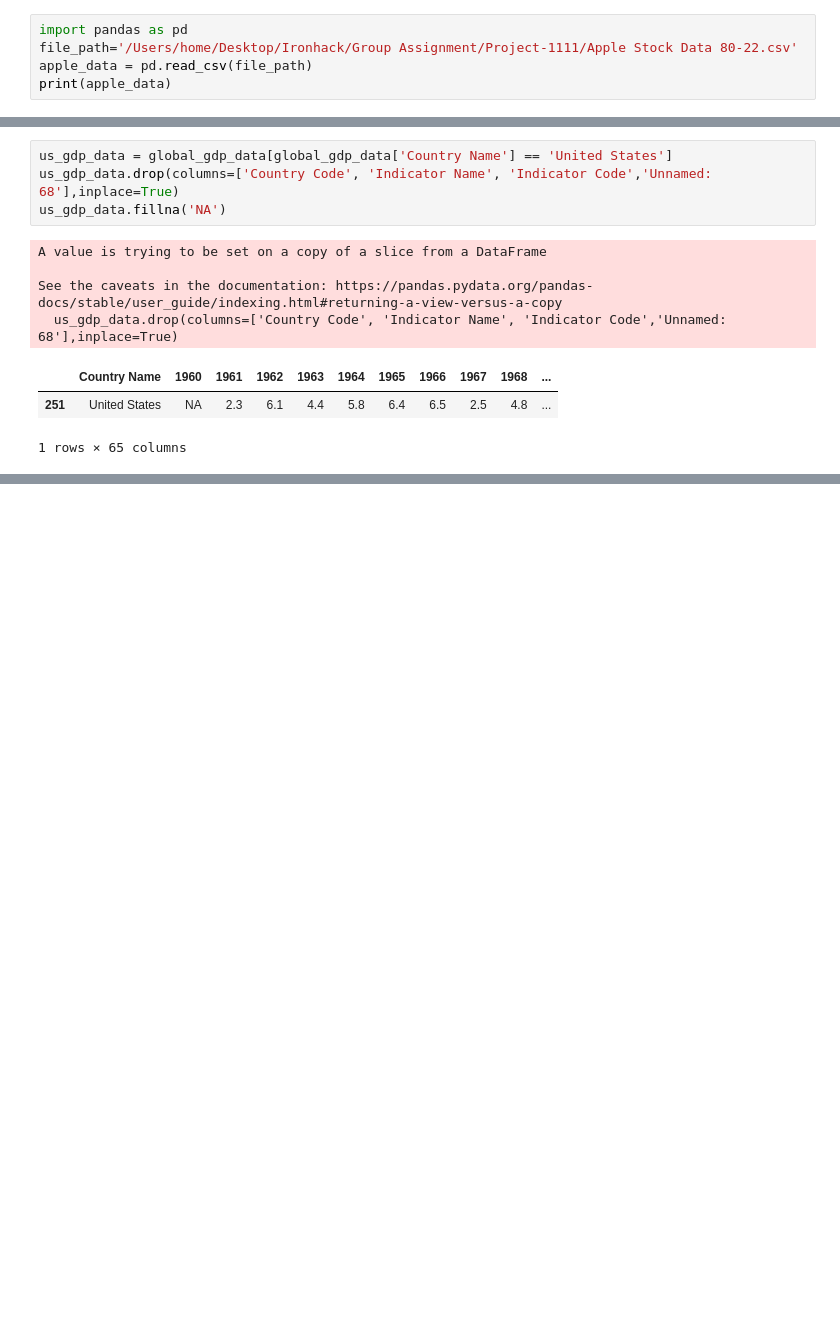
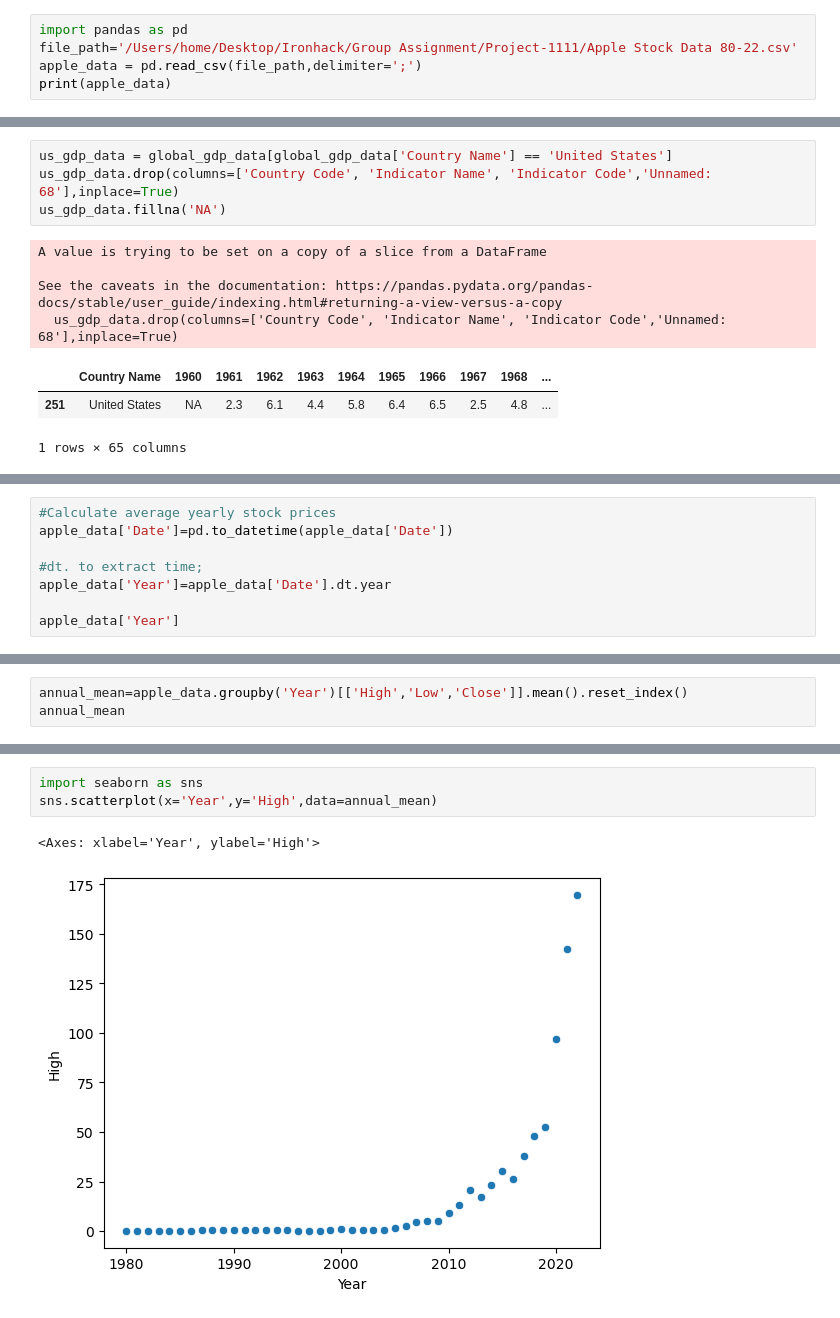
Before and after one commit to RaoooFu/Project-1111, a Jupyter notebook: Main.ipynb, the cells around one changed output, grey strips where cells are left out. Drawn from its saved outputs; the diff is of its cells as text; blank space fills up the shorter version.

```diff
--- a/Main.ipynb
+++ b/Main.ipynb
@@ -3,7 +3,7 @@
 # %%
 import pandas as pd
 file_path='/Users/home/Desktop/Ironhack/Group Assignment/Project-1111/Apple Stock Data 80-22.csv'
-apple_data = pd.read_csv(file_path)
+apple_data = pd.read_csv(file_path,delimiter=';')
 print(apple_data)
 # %% [output]
              Date        Open        High         Low       Close   Adj Close  \
@@ -71,0 +126,8 @@ See the caveats in the documentation: https://pandas.pydata.org/pandas-docs/stab
+# %%
+#Calculate average yearly stock prices
+apple_data['Date']=pd.to_datetime(apple_data['Date'])
+
+#dt. to extract time;
+apple_data['Year']=apple_data['Date'].dt.year
+
+apple_data['Year']
@@ -71,0 +147,3 @@ See the caveats in the documentation: https://pandas.pydata.org/pandas-docs/stab
+# %%
+annual_mean=apple_data.groupby('Year')[['High','Low','Close']].mean().reset_index()
+annual_mean
@@ -71,0 +180,6 @@ See the caveats in the documentation: https://pandas.pydata.org/pandas-docs/stab
+# %%
+import seaborn as sns
+sns.scatterplot(x='Year',y='High',data=annual_mean)
+# %% [output]
+<Axes: xlabel='Year', ylabel='High'>
+[figure, added]
```
Also changed, not shown: parts of 10 cells of this notebook, 6 other files.
